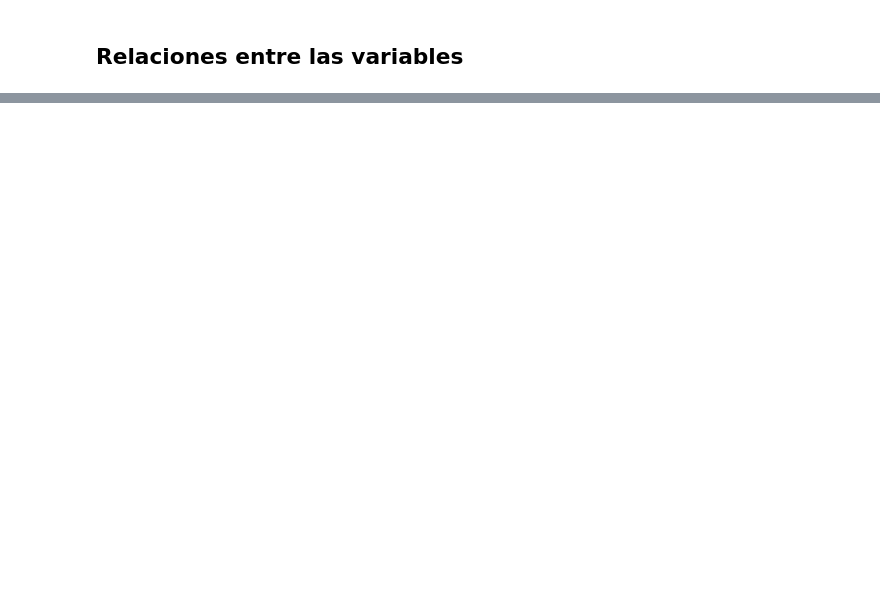
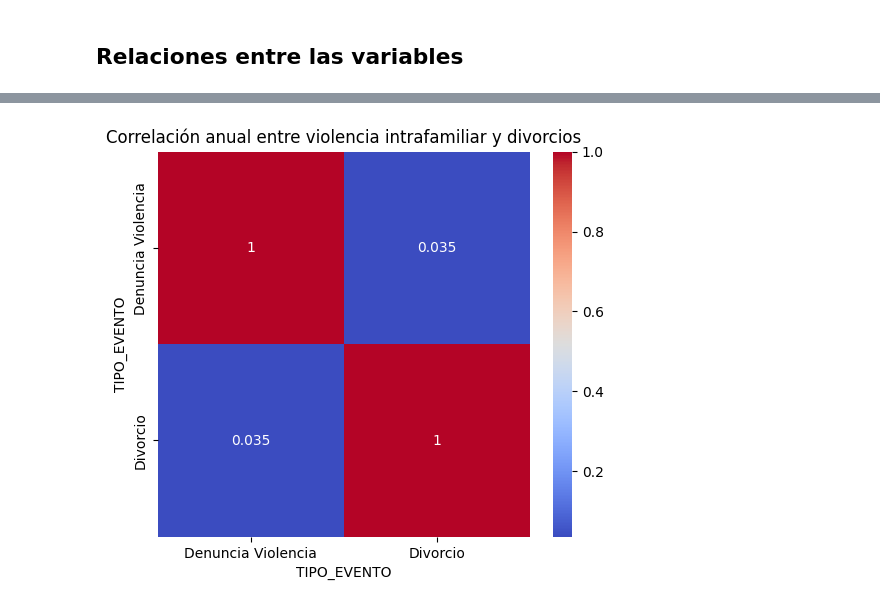
Before and after one commit to ecarcamo/pry1-data-mining, a Jupyter notebook: data/main.ipynb, the cells around one changed output, grey strips where cells are left out. Saved outputs shown, nothing was run; the diff lists cells and outputs as text; code cells hidden in the pictures; blank space fills up the shorter version.

Commit message:
relaciones entre variables

```diff
--- a/data/main.ipynb
+++ b/data/main.ipynb
@@ -495,0 +531,29 @@ plt.show()
+# %%
+#Divorcios
+df['TIPO_EVENTO'].value_counts()
+
+#Agrupa por año
+tabla_anual = (
+    df.groupby(['ANO', 'TIPO_EVENTO'])
+      .size()
+      .unstack(fill_value=0)
+)
+
+tabla_anual.head()
+
+#correlación violencia y divorcios
+correlacion = tabla_anual.corr()
+
+correlacion
+
+#Heatmap de correlación
+plt.figure(figsize=(6,5))
+sns.heatmap(
+    tabla_anual.corr(),
+    annot=True,
+    cmap='coolwarm'
+)
+plt.title("Correlación anual entre violencia intrafamiliar y divorcios")
+plt.show()
+# %% [output]
+[figure, added]
```
Also changed, not shown: parts of 8 cells of this notebook.
